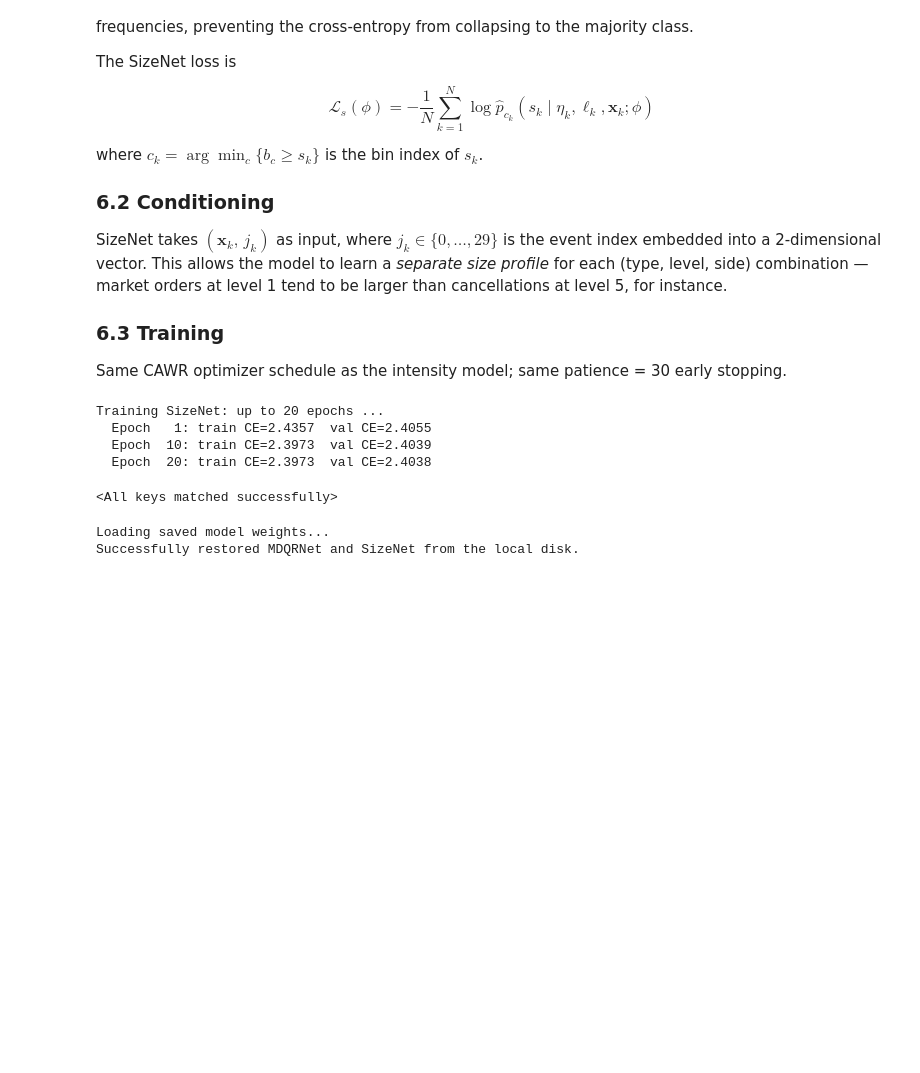
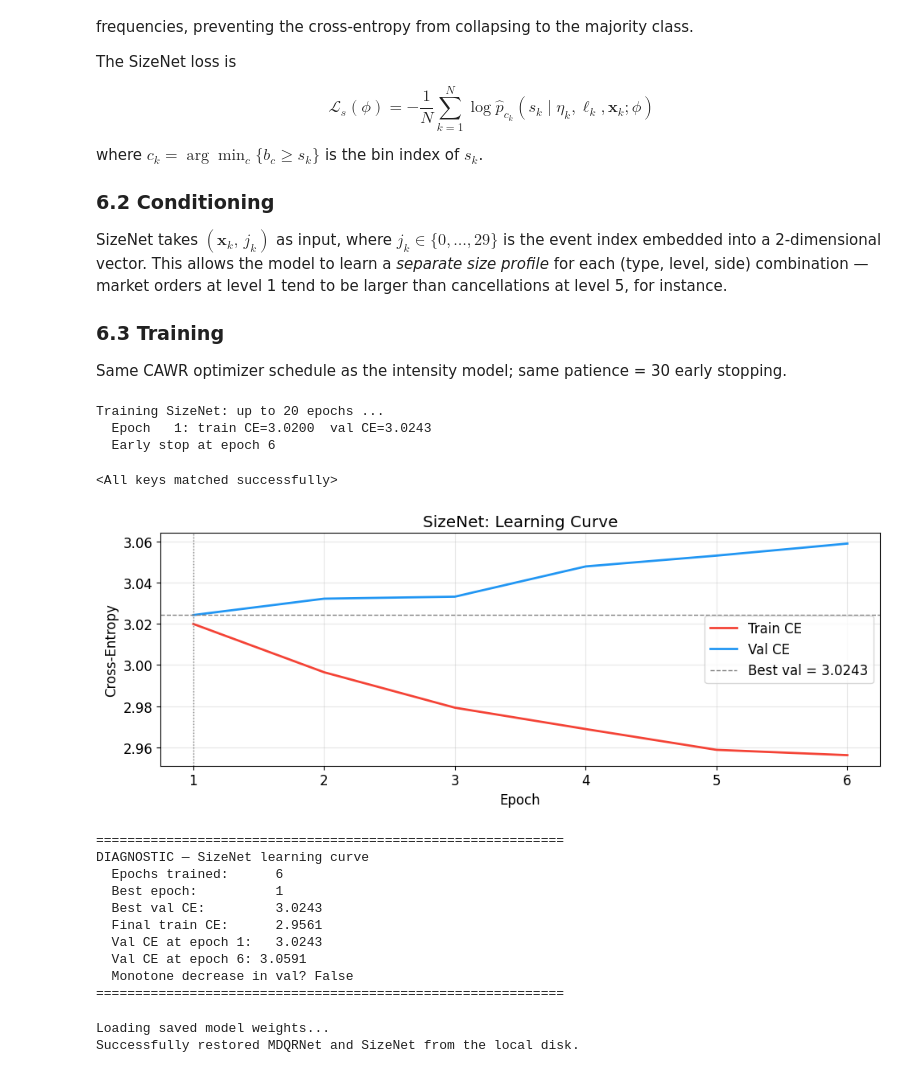
Before and after one commit to archer-paul/DeepQR-Microstructure, a Jupyter notebook: 03_mdqr_model.ipynb, the cells around one changed output. Drawn from its saved outputs; the diff is of its cells as text; code cells hidden in the pictures; blank space fills up the shorter version.

```diff
--- a/03_mdqr_model.ipynb
+++ b/03_mdqr_model.ipynb
@@ -445,7 +456,7 @@ class SizeNet(nn.Module):
         for h in hidden:
             layers += [nn.Linear(prev, h), nn.Tanh()]
             prev = h
-        layers += [nn.Linear(prev, n_classes), nn.Softmax()]
+        layers += [nn.Linear(prev, n_classes)]
         self.net = nn.Sequential(*layers)
 
     def forward(self, x_cont, x_hour, x_last_per_lvl, x_event):
@@ -819,11 +855,22 @@ size_net = SizeNet(K=K, n_cont=15, n_hour=7, n_last_classes=4,
 
 opt_sz   = optim.Adam(size_net.parameters(), lr=LR_MAX, weight_decay=1e-4)
 sched_sz = optim.lr_scheduler.CosineAnnealingWarmRestarts(opt_sz, T_0=T0, T_mult=2, eta_min=LR_MIN)
-ce_fn    = nn.CrossEntropyLoss()
+
+# Weighting of classes loss due to concentrated distribution
+count_per_class = torch.bincount(Ys_tr, minlength=N_SIZE_CLS).float()
+class_weights = 1.0 / (count_per_class + 1e-6)
+class_weights = class_weights / class_weights.mean()
+class_weights = class_weights.to(device)
+
+ce_fn    = nn.CrossEntropyLoss(weight=class_weights)
+
 scaler_sz = torch.cuda.amp.GradScaler() if use_cuda else None
 
 SZ_EPOCHS = 20
 best_sz, best_sz_state, no_imp_sz = np.inf, None, 0
+
+train_ce = []
+val_ce   = []
 
 print(f"Training SizeNet: up to {SZ_EPOCHS} epochs ...")
 for epoch in range(1, SZ_EPOCHS + 1):
@@ -856,10 +903,11 @@ for epoch in range(1, SZ_EPOCHS + 1):
         pv_parts = []
         for i in range(0, len(Xc_s_va), BATCH):
             s = slice(i, i + BATCH)
-            logits_va = size_net(Xc_s_va[s].to(device), Xh_s_va[s].to(device),
-                           Xl_s_va[s].to(device), Xj_s_va[s].to(device))
+            logits_va = size_net(Xc_s_va[s].to(device), Xh_s_va[s].to(device), Xl_s_va[s].to(device), Xj_s_va[s].to(device))
             pv_parts.append(ce_fn(logits_va, Ys_va[s].to(device)).item() * len(logits_va))
         vl = sum(pv_parts) / len(Xc_s_va)
+        train_ce.append(ep_sz)
+        val_ce.append(vl)
 
     if vl < best_sz - 1e-6:
         best_sz = vl
@@ -880,10 +928,57 @@ for epoch in range(1, SZ_EPOCHS + 1):
 size_net.load_state_dict(best_sz_state)
 # %% [output]
 Training SizeNet: up to 20 epochs ...
-  Epoch   1: train CE=2.4357  val CE=2.4055
-  Epoch  10: train CE=2.3973  val CE=2.4039
-  Epoch  20: train CE=2.3973  val CE=2.4038
+  Epoch   1: train CE=3.0200  val CE=3.0243
+  Early stop at epoch 6
 <All keys matched successfully>
+# %%
+fig, ax = plt.subplots(figsize=(10, 4))
+
+epochs_done = len(train_ce)
+xs = np.arange(1, epochs_done + 1)
+
+ax.plot(xs, train_ce, color='#F44336', lw=2, label='Train CE')
+ax.plot(xs, val_ce,   color='#2196F3', lw=2, label='Val CE')
+
+ax.axhline(best_sz, ls='--', lw=1, color='gray',
+           label=f'Best val = {best_sz:.4f}')
+
+best_ep = int(np.argmin(val_ce)) + 1
+ax.axvline(best_ep, ls=':', lw=1, color='gray')
+
+ax.set_xlabel('Epoch')
+ax.set_ylabel('Cross-Entropy')
+ax.set_title('SizeNet: Learning Curve')
+
+ax.legend()
+plt.tight_layout()
+plt.savefig('size_net_learning_curve.pdf', dpi=150)
+plt.show()
+
+# ── diagnostic output ──────────────────────────────────────────────────────
+print("=" * 60)
+print("DIAGNOSTIC — SizeNet learning curve")
+print(f"  Epochs trained:      {epochs_done}")
+print(f"  Best epoch:          {best_ep}")
+print(f"  Best val CE:         {best_sz:.4f}")
+print(f"  Final train CE:      {train_ce[-1]:.4f}")
+print(f"  Val CE at epoch 1:   {val_ce[0]:.4f}")
+print(f"  Val CE at epoch {epochs_done}: {val_ce[-1]:.4f}")
+print(f"  Monotone decrease in val? "
+      f"{all(val_ce[i] >= val_ce[i+1] for i in range(min(10, len(val_ce)-1)))}")
+print("=" * 60)
+# %% [output]
+[figure, added]
+============================================================
+DIAGNOSTIC — SizeNet learning curve
+  Epochs trained:      6
+  Best epoch:          1
+  Best val CE:         3.0243
+  Final train CE:      2.9561
+  Val CE at epoch 1:   3.0243
+  Val CE at epoch 6: 3.0591
+  Monotone decrease in val? False
+============================================================
 # %%
 # ── CHECKPOINT LOADING (TO BYPASS RETRAINING) ─────────────────────────────────
 import os
```
Also changed, not shown: parts of 5 cells of this notebook, 3 other files.
